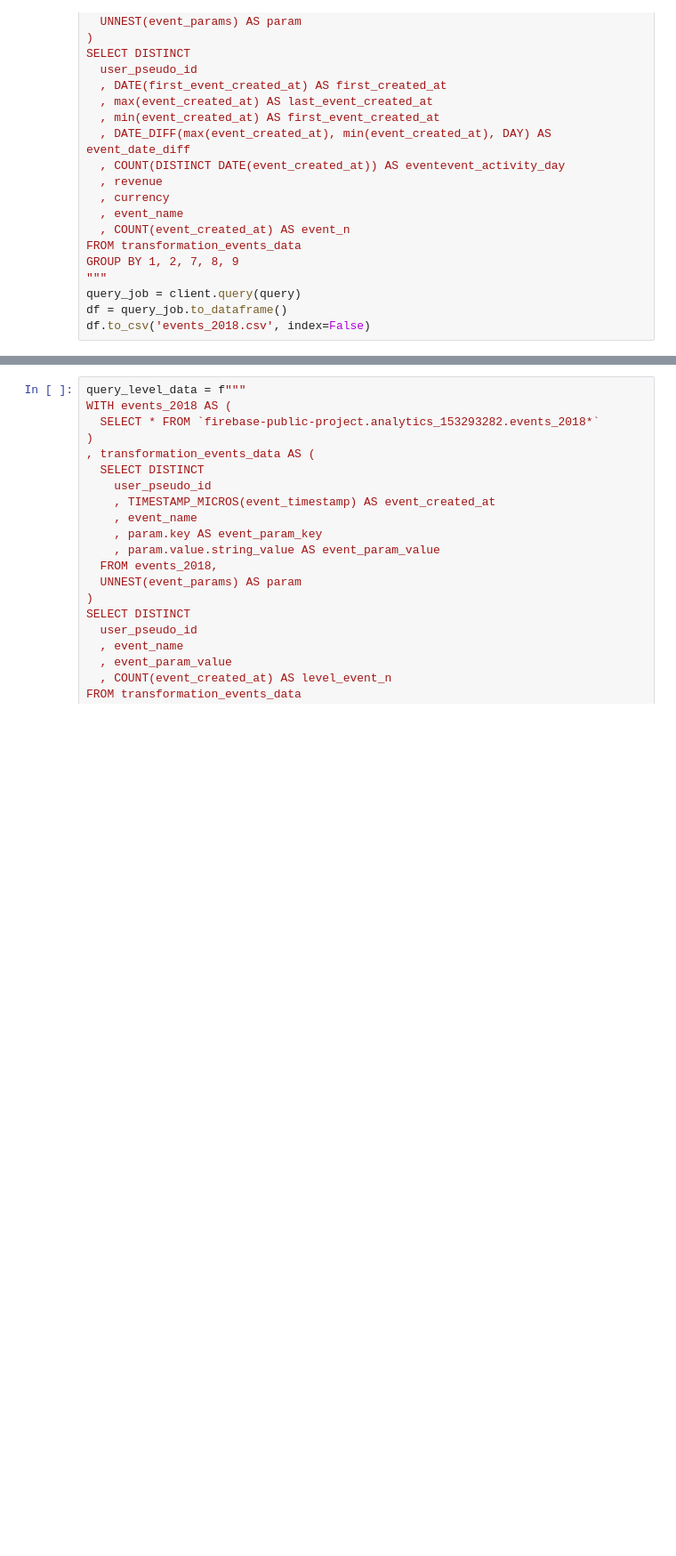
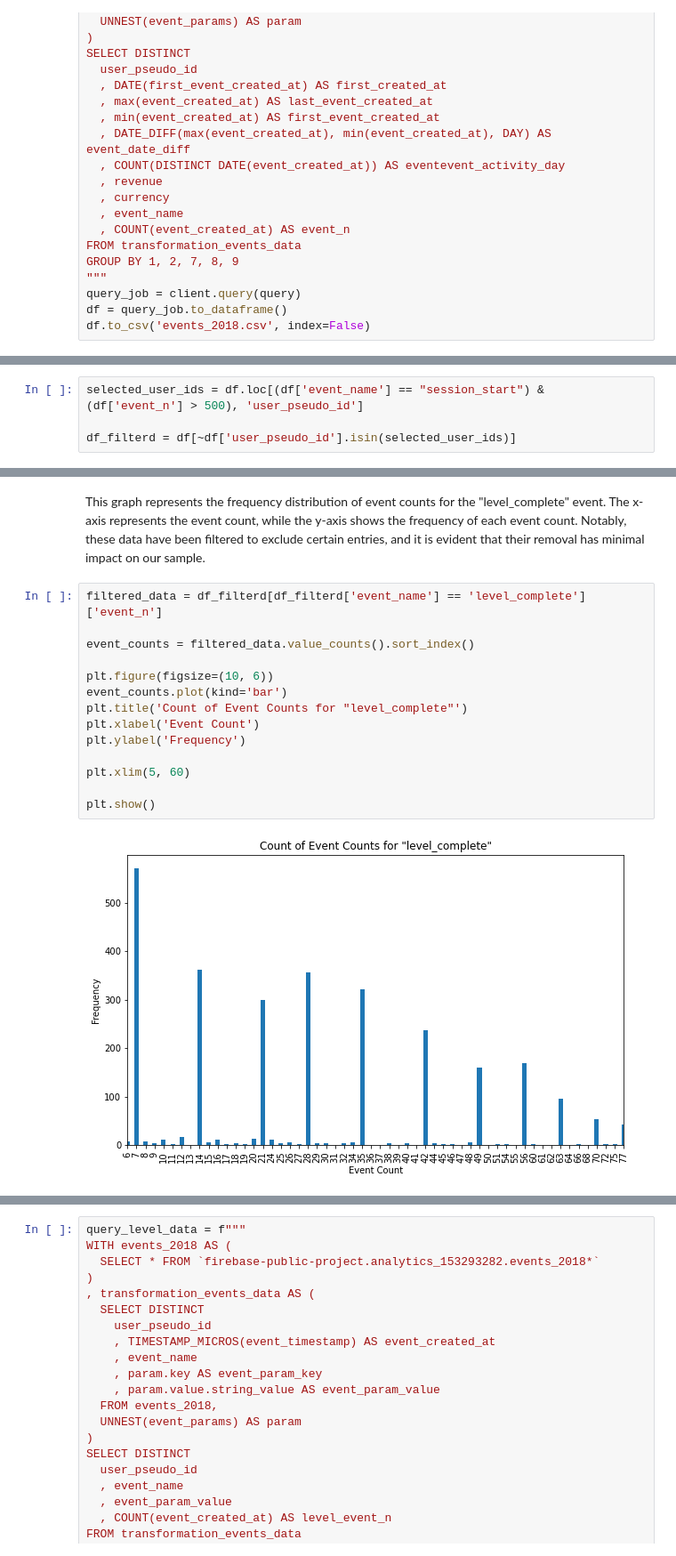
Before and after one commit to Zavadskiy/test_analyst, a Jupyter notebook: test_task_analyst.ipynb, the cells around one changed output, grey strips where cells are left out. Shown at 89% size. Saved outputs shown, nothing was run; the diff lists cells and outputs as text; blank space fills up the shorter version.

```diff
--- a/test_task_analyst.ipynb
+++ b/test_task_analyst.ipynb
@@ -174,0 +194,4 @@ plt.show()
+# %%
+selected_user_ids = df.loc[(df['event_name'] == "session_start") & (df['event_n'] > 500), 'user_pseudo_id']
+
+df_filterd = df[~df['user_pseudo_id'].isin(selected_user_ids)]
@@ -174,0 +216,18 @@ plt.show()
+# %% [markdown]
+This graph represents the frequency distribution of event counts for the "level_complete" event. The x-axis represents the event count, while the y-axis shows the frequency of each event count. Notably, these data have been filtered to exclude certain entries, and it is evident that their removal has minimal impact on our sample.
+# %%
+filtered_data = df_filterd[df_filterd['event_name'] == 'level_complete']['event_n']
+
+event_counts = filtered_data.value_counts().sort_index()
+
+plt.figure(figsize=(10, 6))
+event_counts.plot(kind='bar')
+plt.title('Count of Event Counts for "level_complete"')
+plt.xlabel('Event Count')
+plt.ylabel('Frequency')
+
+plt.xlim(5, 60)
+
+plt.show()
+# %% [output]
+[figure, added]
```
Also changed, not shown: parts of 51 cells of this notebook.
